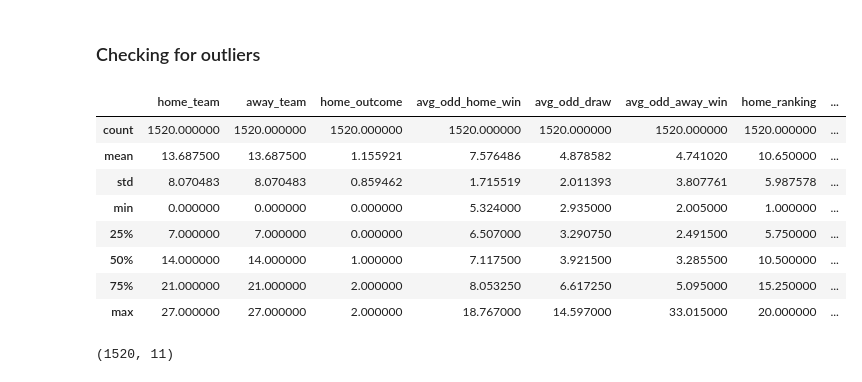
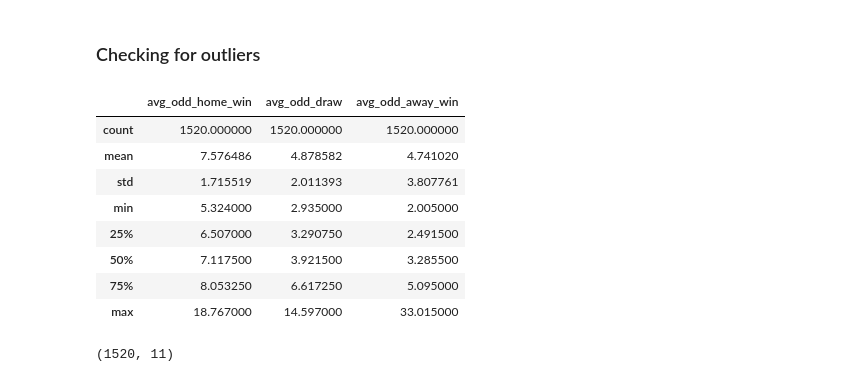
Before and after one commit to peterjanas/betting-BI, a Jupyter notebook: notebook/premier-cleaning.ipynb, the cells around one changed output. Saved outputs shown, nothing was run; the diff lists cells and outputs as text; code cells hidden in the pictures.

```diff
--- a/notebook/premier-cleaning.ipynb
+++ b/notebook/premier-cleaning.ipynb
@@ -238,15 +141,16 @@ Name: count, dtype: int64
 # %% [markdown]
 ### Checking for outliers
 # %%
-df_label.describe()
+X = fb_df [['avg_odd_home_win', 'avg_odd_draw', 'avg_odd_away_win']]
+X.describe()
 # %% [output]
-|  | home_team | away_team | home_outcome | avg_odd_home_win | avg_odd_draw | avg_odd_away_win | home_ranking | ... |
-| count | 1520.000000 | 1520.000000 | 1520.000000 | 1520.000000 | 1520.000000 | 1520.000000 | 1520.000000 | ... |
-| mean | 13.687500 | 13.687500 | 1.155921 | 7.576486 | 4.878582 | 4.741020 | 10.650000 | ... |
-| std | 8.070483 | 8.070483 | 0.859462 | 1.715519 | 2.011393 | 3.807761 | 5.987578 | ... |
-| min | 0.000000 | 0.000000 | 0.000000 | 5.324000 | 2.935000 | 2.005000 | 1.000000 | ... |
-| 25% | 7.000000 | 7.000000 | 0.000000 | 6.507000 | 3.290750 | 2.491500 | 5.750000 | ... |
-| 50% | 14.000000 | 14.000000 | 1.000000 | 7.117500 | 3.921500 | 3.285500 | 10.500000 | ... |
-| 75% | 21.000000 | 21.000000 | 2.000000 | 8.053250 | 6.617250 | 5.095000 | 15.250000 | ... |
-| max | 27.000000 | 27.000000 | 2.000000 | 18.767000 | 14.597000 | 33.015000 | 20.000000 | ... |
+|  | avg_odd_home_win | avg_odd_draw | avg_odd_away_win |
+| count | 1520.000000 | 1520.000000 | 1520.000000 |
+| mean | 7.576486 | 4.878582 | 4.741020 |
+| std | 1.715519 | 2.011393 | 3.807761 |
+| min | 5.324000 | 2.935000 | 2.005000 |
+| 25% | 6.507000 | 3.290750 | 2.491500 |
+| 50% | 7.117500 | 3.921500 | 3.285500 |
+| 75% | 8.053250 | 6.617250 | 5.095000 |
+| max | 18.767000 | 14.597000 | 33.015000 |
 # %%
```
Also changed, not shown: parts of 52 cells of this notebook, 3 other files.
